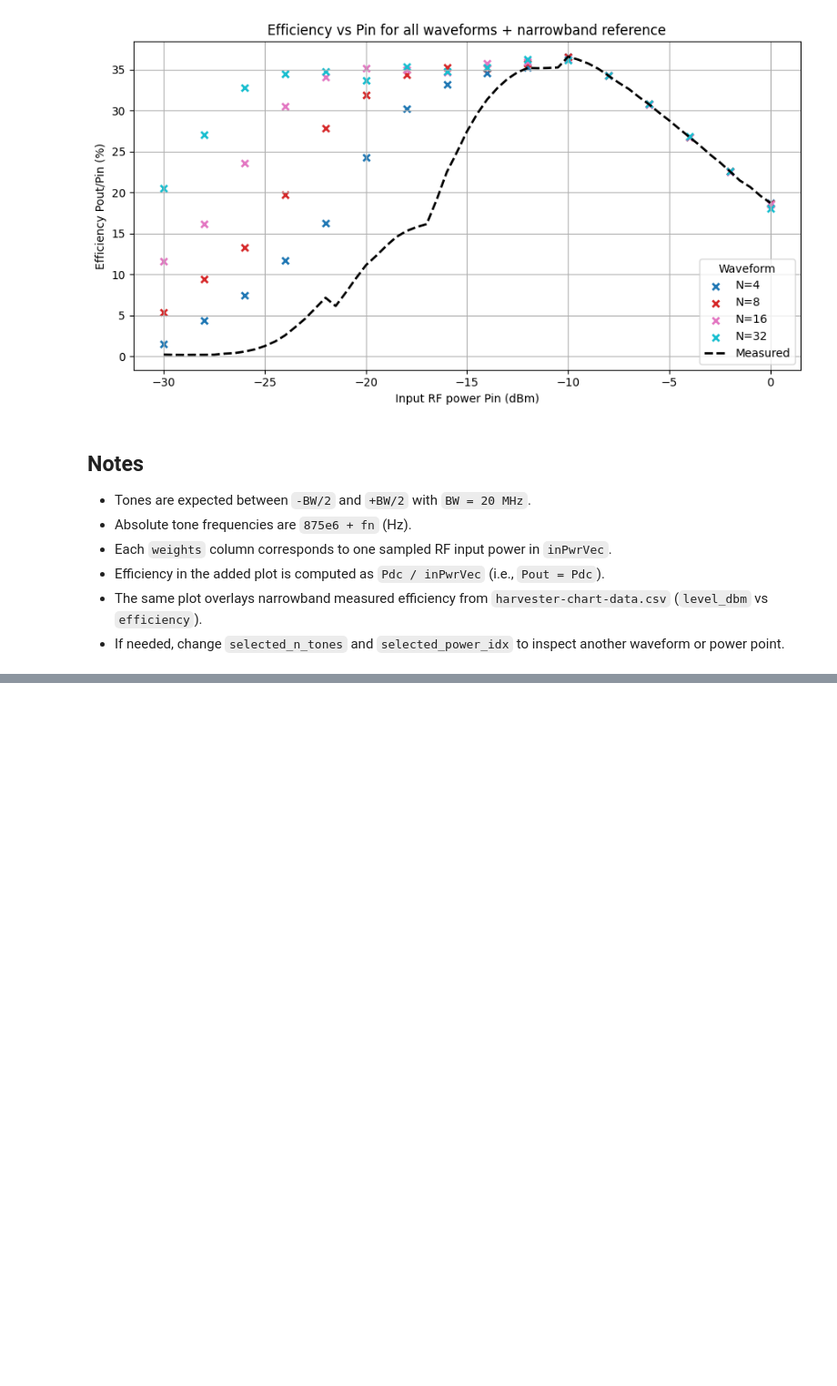
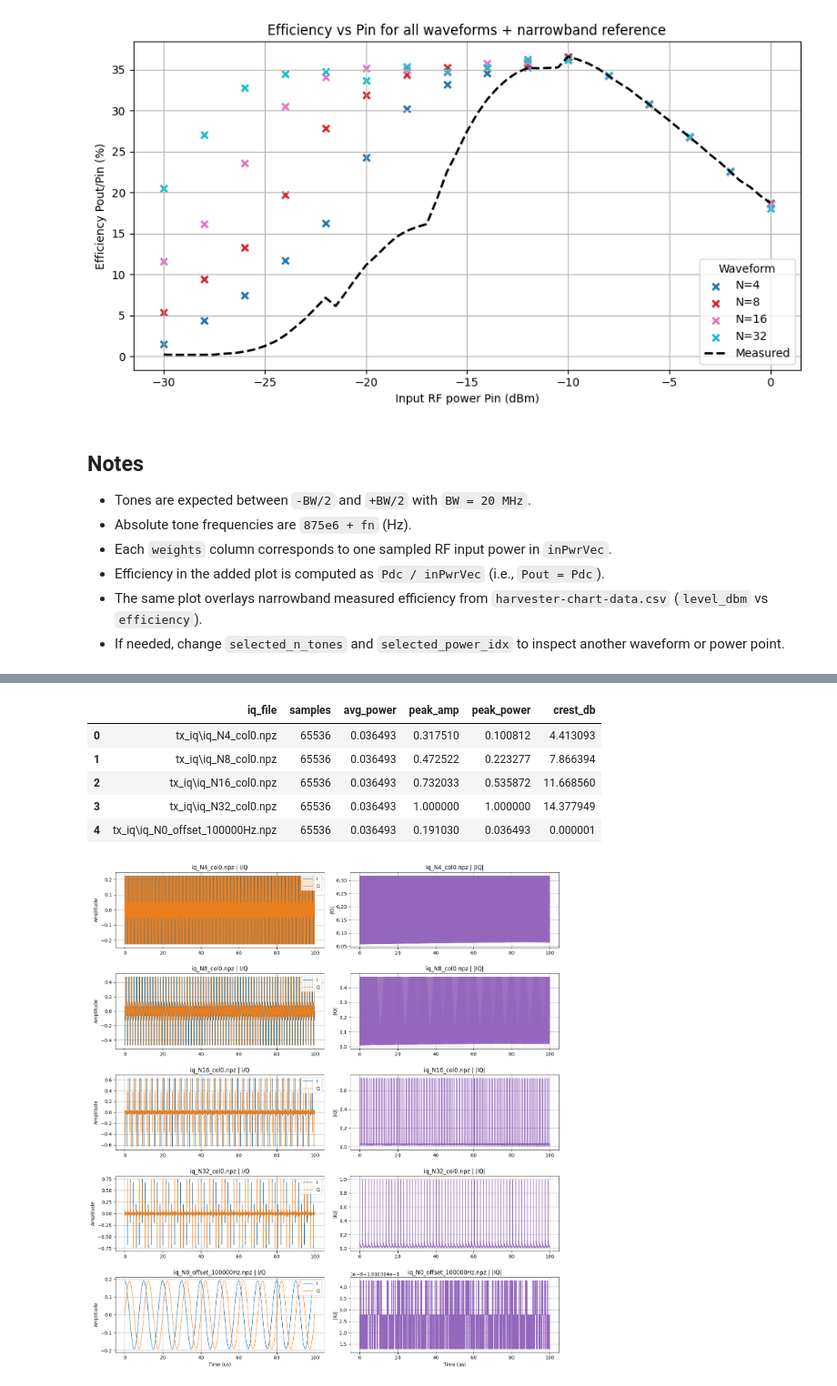
Before and after one commit to AMBIENT-6G/RF-waveform-optimization, a Jupyter notebook: read_weights_mat_files.ipynb, the cells around one changed output, grey strips where cells are left out. Shown at 91% size. Drawn from its saved outputs; the diff is of its cells as text; code cells hidden in the pictures; blank space fills up the shorter version.

```diff
--- a/read_weights_mat_files.ipynb
+++ b/read_weights_mat_files.ipynb
@@ -216,0 +469,79 @@ plt.tight_layout()
+# %%
+# Time-domain preview for all exported IQ files.
+if export_summary.empty:
+    raise RuntimeError("No exported IQ files found. Run the export cell first.")
+
+N_SHOW = 2000
+n_files = len(export_summary)
+
+fig, axes = plt.subplots(
+    n_files,
+    2,
+    figsize=(14, max(3.0 * n_files, 5.0)),
+    squeeze=False,
+    sharex=False,
+)
+
+metrics = []
+
+for row_idx, (_, row) in enumerate(export_summary.iterrows()):
+    iq_file = Path(row["iq_file"])
+
+    with np.load(iq_file, allow_pickle=False) as data:
+        iq = np.asarray(data["iq"]).squeeze().astype(np.complex64)
+        fs_hz = float(np.asarray(data["sample_rate_hz"]).squeeze()) if "sample_rate_hz" in data.files else SAMPLE_RATE_HZ
+
+    n_show = min(N_SHOW, iq.size)
+    t_us = (np.arange(n_show) / fs_hz) * 1e6
+
+    i_sig = iq[:n_show].real
+    q_sig = iq[:n_show].imag
+    mag = np.abs(iq[:n_show])
+
+    avg_power = float(np.mean(np.abs(iq) ** 2))
+    peak_amp = float(np.max(np.abs(iq)))
+    peak_power = peak_amp ** 2
+    crest_db = 10 * np.log10(peak_power / avg_power)
+
+    metrics.append(
+        {
+            "iq_file": str(iq_file),
+            "samples": int(iq.size),
+            "avg_power": avg_power,
+            "peak_amp": peak_amp,
+            "peak_power": peak_power,
+            "crest_db": crest_db,
+        }
+    )
+
+    ax_iq = axes[row_idx, 0]
+    ax_mag = axes[row_idx, 1]
+
+    ax_iq.plot(t_us, i_sig, label="I", linewidth=1.0)
+    ax_iq.plot(t_us, q_sig, label="Q", linewidth=1.0, alpha=0.9)
+    ax_iq.set_ylabel("Amplitude")
+    ax_iq.set_title(f"{iq_file.name} | I/Q")
+    ax_iq.grid(True)
+    ax_iq.legend(loc="upper right")
+
+    ax_mag.plot(t_us, mag, color="tab:purple", linewidth=1.0)
+    ax_mag.set_ylabel("|IQ|")
+    ax_mag.set_title(f"{iq_file.name} | |IQ|")
+    ax_mag.grid(True)
+
+    if row_idx == n_files - 1:
+        ax_iq.set_xlabel("Time (us)")
+        ax_mag.set_xlabel("Time (us)")
+
+plt.tight_layout()
+
+time_domain_summary = pd.DataFrame(metrics)
+time_domain_summary
+# %% [output]
+|  | iq_file | samples | avg_power | peak_amp | peak_power | crest_db |
+| 0 | tx_iq\iq_N4_col0.npz | 65536 | 0.036493 | 0.317510 | 0.100812 | 4.413093 |
+| 1 | tx_iq\iq_N8_col0.npz | 65536 | 0.036493 | 0.472522 | 0.223277 | 7.866394 |
+| 2 | tx_iq\iq_N16_col0.npz | 65536 | 0.036493 | 0.732033 | 0.535872 | 11.668560 |
+| 3 | tx_iq\iq_N32_col0.npz | 65536 | 0.036493 | 1.000000 | 1.000000 | 14.377949 |
+| 4 | tx_iq\iq_N0_offset_100000Hz.npz | 65536 | 0.036493 | 0.191030 | 0.036493 | 0.000001 |
+[figure, added]
```
Also changed, not shown: parts of 5 cells of this notebook, 6 other files.
